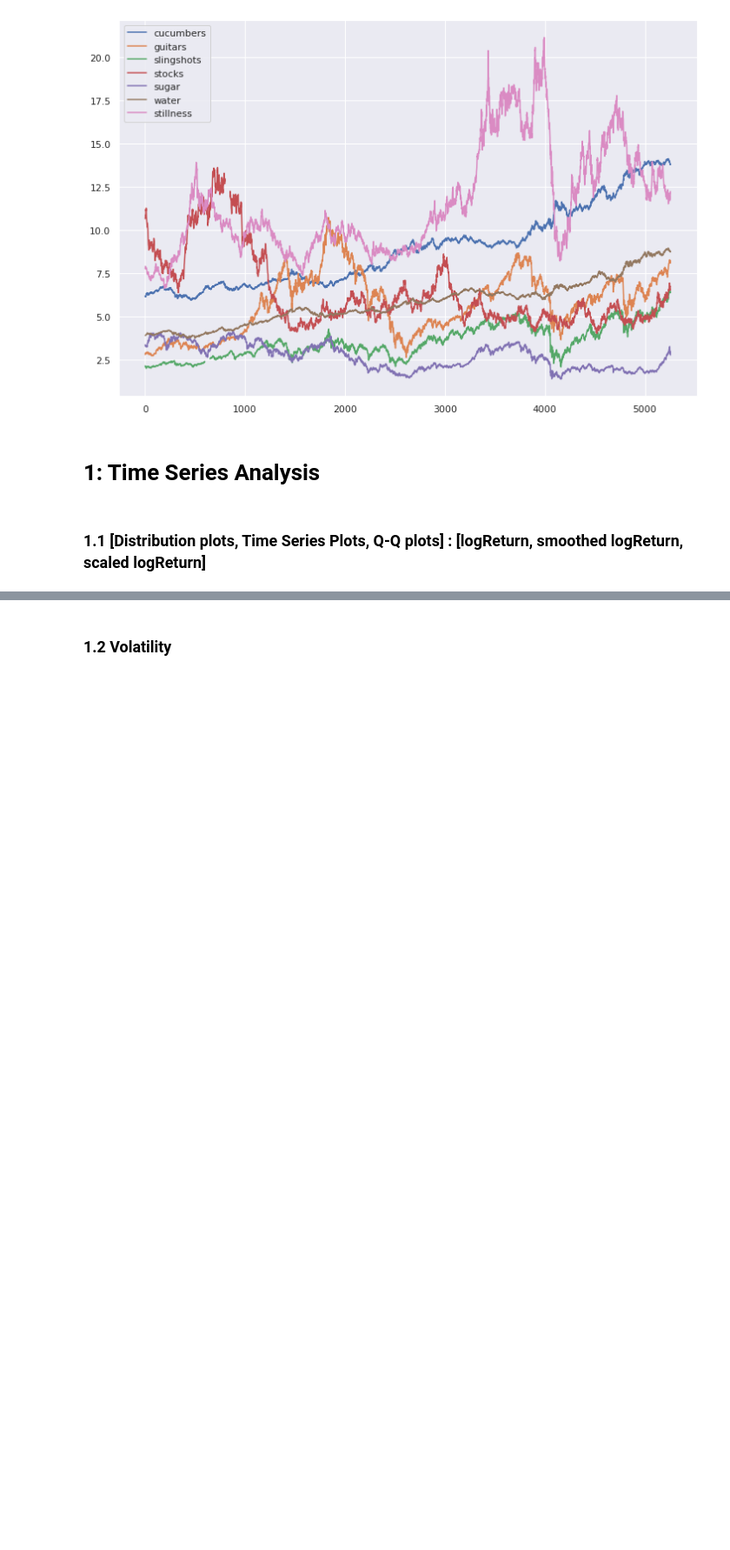
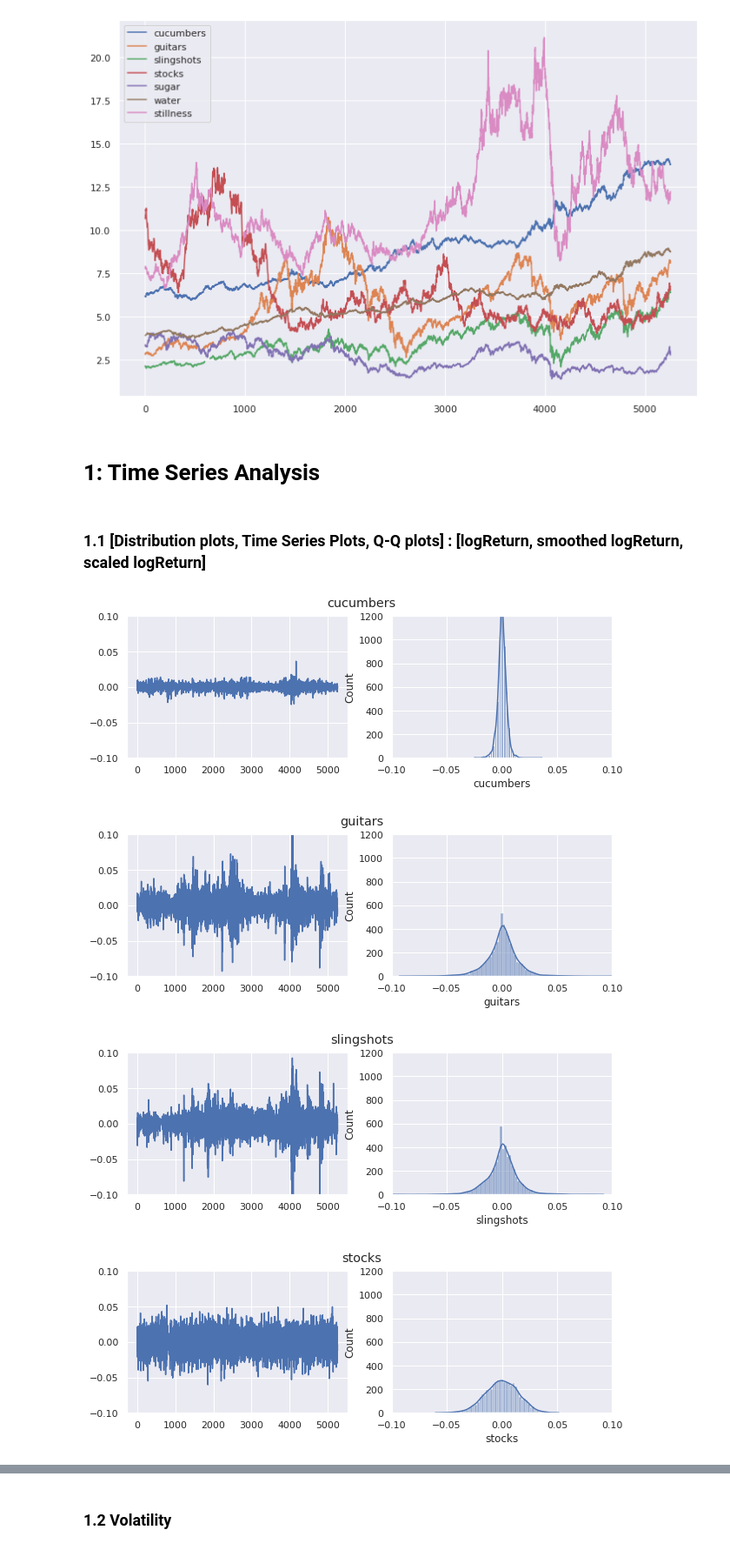
Before and after one commit to miaonaise/Lynx_case, a Jupyter notebook: Spiff.ipynb, the cells around one changed output, grey strips where cells are left out. Shown at 87% size. Drawn from its saved outputs; the diff is of its cells as text; code cells hidden in the pictures; blank space fills up the shorter version.

```diff
--- a/Spiff.ipynb
+++ b/Spiff.ipynb
@@ -72,7 +74,12 @@ plt.legend(commodities)
 # %%
 # original logReturns
 
 df_logReturns = np.log(df_prices).diff()
 df_logReturns['day'] = df_prices['day']
 
-#plotting.DFSubGraphHist(df = df_logReturns)
+plotting.DFSubGraphHist(df = df_logReturns)
+# %% [output]
+[figure, added]
+[figure, added]
+[figure, added]
+[figure, added]
```
Also changed, not shown: parts of 13 cells of this notebook.
